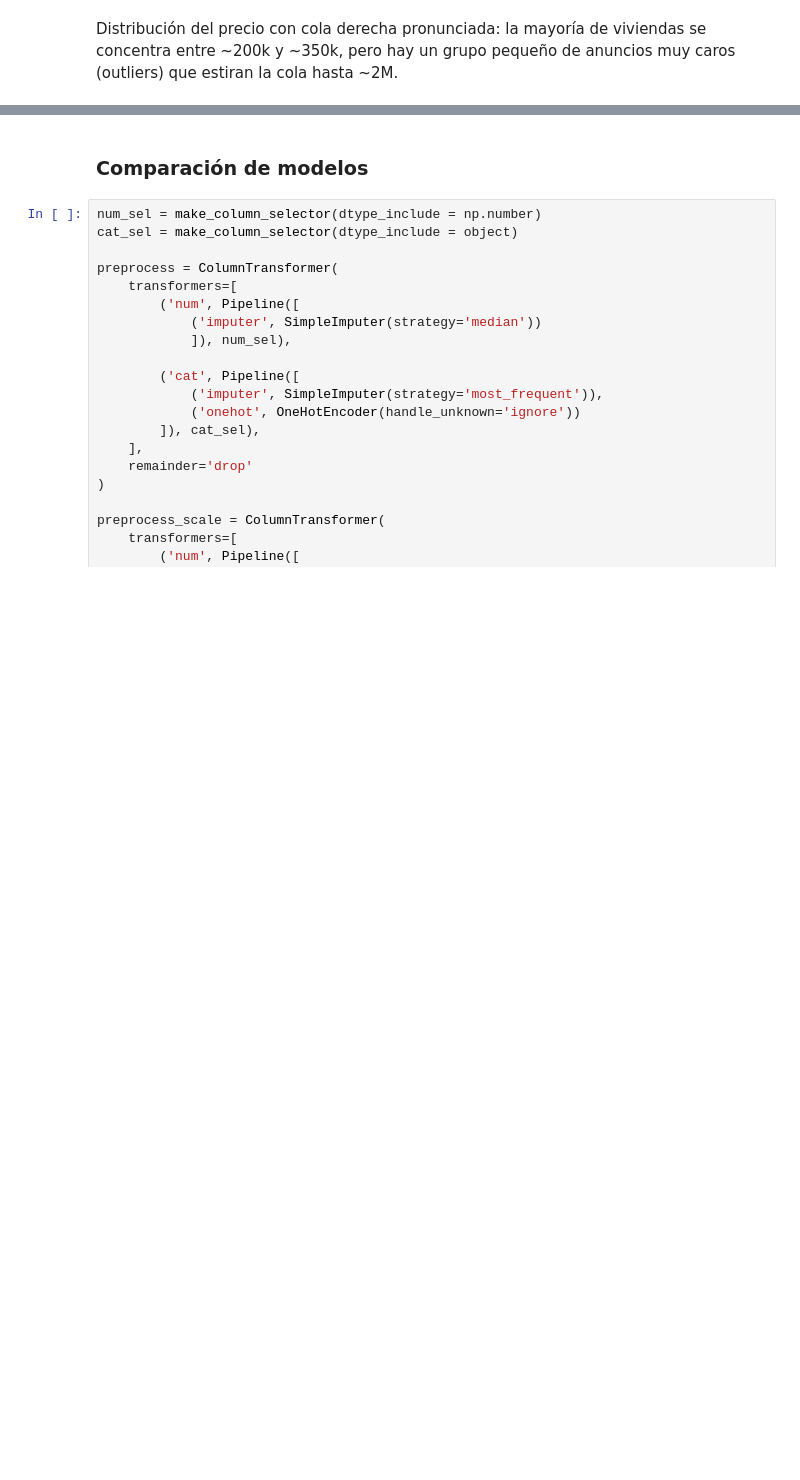
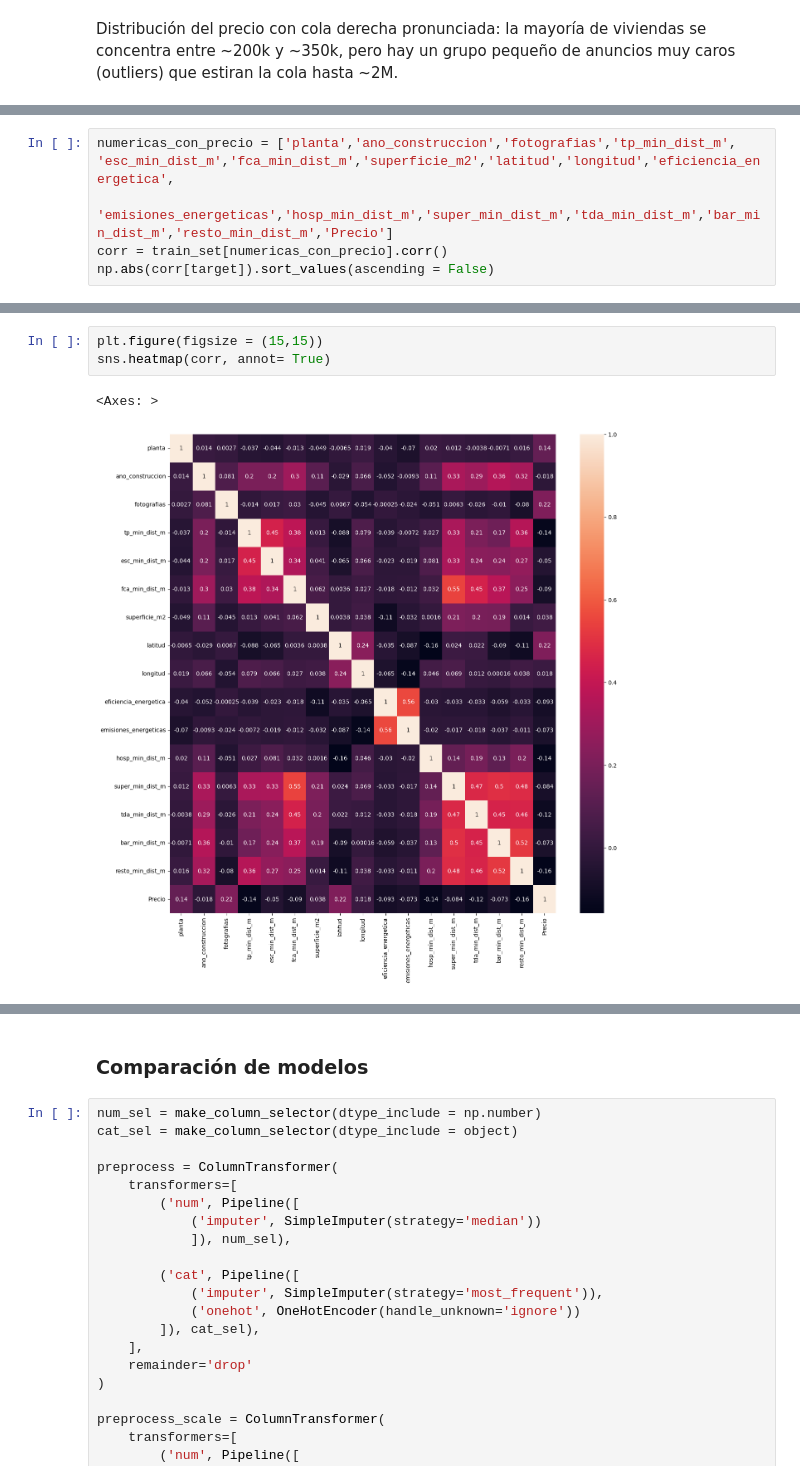
Before and after one commit to mrosm-dev/ML_Prediccion_Precio_Vivienda_Madrid, a Jupyter notebook: src/cajon_basura/notebook_pipeline -Mili.ipynb, the cells around one changed output, grey strips where cells are left out. Cells and saved outputs as stored; diff of their text form; blank space fills up the shorter version.

```diff
--- a/src/cajon_basura/notebook_pipeline -Mili.ipynb
+++ b/src/cajon_basura/notebook_pipeline -Mili.ipynb
@@ -151,0 +308,5 @@ X_train_limpio[numericas].hist(figsize=(14, 10));
+# %%
+numericas_con_precio = ['planta','ano_construccion','fotografias','tp_min_dist_m', 'esc_min_dist_m','fca_min_dist_m','superficie_m2','latitud','longitud','eficiencia_energetica',
+             'emisiones_energeticas','hosp_min_dist_m','super_min_dist_m','tda_min_dist_m','bar_min_dist_m','resto_min_dist_m','Precio']
+corr = train_set[numericas_con_precio].corr()
+np.abs(corr[target]).sort_values(ascending = False)
@@ -151,0 +332,6 @@ X_train_limpio[numericas].hist(figsize=(14, 10));
+# %%
+plt.figure(figsize = (15,15))
+sns.heatmap(corr, annot= True)
+# %% [output]
+<Axes: >
+[figure, added]
```
Also changed, not shown: parts of 19 cells of this notebook, 1 other file.
